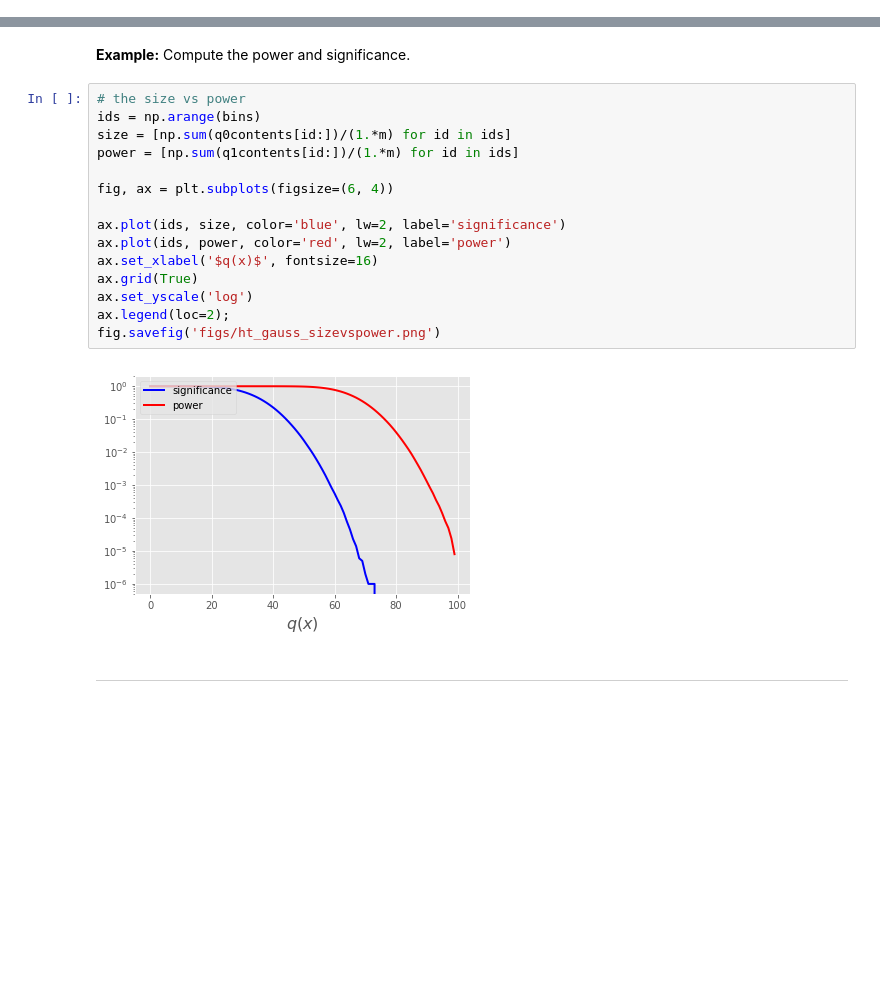
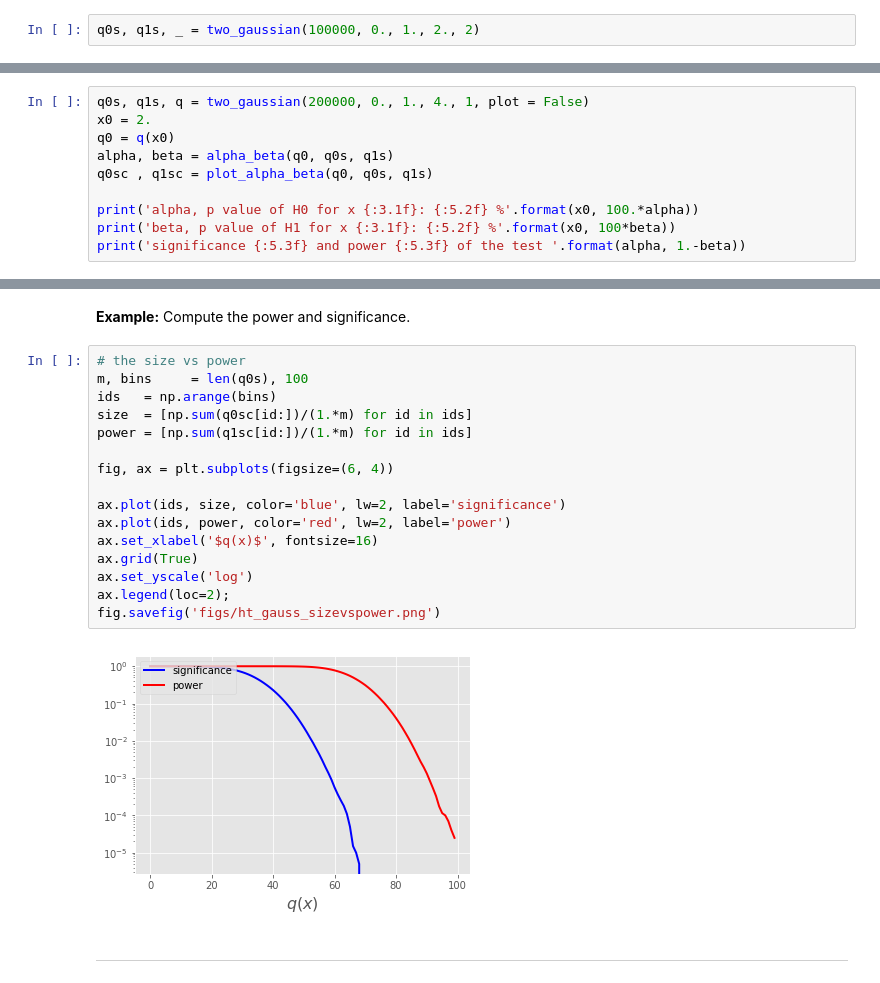
Before and after one commit to jahernando/uscdatanacourse, a Jupyter notebook: HypoTest.ipynb, the cells around one changed output, grey strips where cells are left out. Saved outputs shown, nothing was run; the diff lists cells and outputs as text; blank space fills up the shorter version.

```diff
--- a/HypoTest.ipynb
+++ b/HypoTest.ipynb
@@ -121,0 +123,2 @@ fig.savefig('figs/ht_gauss.png');
+# %%
+q0s, q1s, _ = two_gaussian(100000, 0., 1., 2., 2)
@@ -250,0 +240,10 @@ significance 0.023 and power 0.977 of the test
+# %%
+q0s, q1s, q = two_gaussian(200000, 0., 1., 4., 1, plot = False)
+x0 = 2.
+q0 = q(x0)
+alpha, beta = alpha_beta(q0, q0s, q1s)
+q0sc , q1sc = plot_alpha_beta(q0, q0s, q1s)
+
+print('alpha, p value of H0 for x {:3.1f}: {:5.2f} %'.format(x0, 100.*alpha))
+print('beta, p value of H1 for x {:3.1f}: {:5.2f} %'.format(x0, 100*beta))
+print('significance {:5.3f} and power {:5.3f} of the test '.format(alpha, 1.-beta))
@@ -252,21 +256,22 @@ significance 0.023 and power 0.977 of the test
 **Example:** Compute the power and significance.
 # %%
 # the size vs power
-ids = np.arange(bins)
-size = [np.sum(q0contents[id:])/(1.*m) for id in ids]
-power = [np.sum(q1contents[id:])/(1.*m) for id in ids]
+m, bins     = len(q0s), 100
+ids   = np.arange(bins)
+size  = [np.sum(q0sc[id:])/(1.*m) for id in ids]
+power = [np.sum(q1sc[id:])/(1.*m) for id in ids]
 
 fig, ax = plt.subplots(figsize=(6, 4))
 
 ax.plot(ids, size, color='blue', lw=2, label='significance')
 ax.plot(ids, power, color='red', lw=2, label='power')
 ax.set_xlabel('$q(x)$', fontsize=16)
 ax.grid(True)
 ax.set_yscale('log')
 ax.legend(loc=2);
 fig.savefig('figs/ht_gauss_sizevspower.png')
 # %% [output]
-[figure, old version]
+[figure, new version]
 # %% [markdown]
 ----
 # %% [markdown]
```
Also changed, not shown: parts of 24 cells of this notebook, 1 other file.
